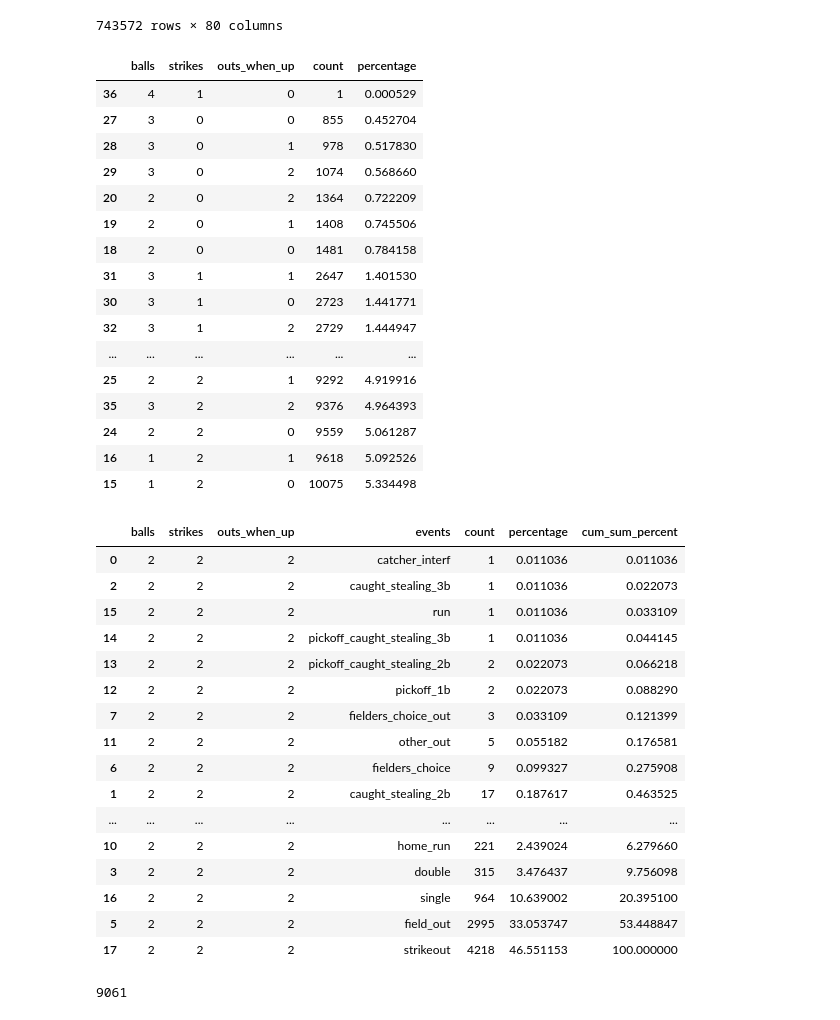
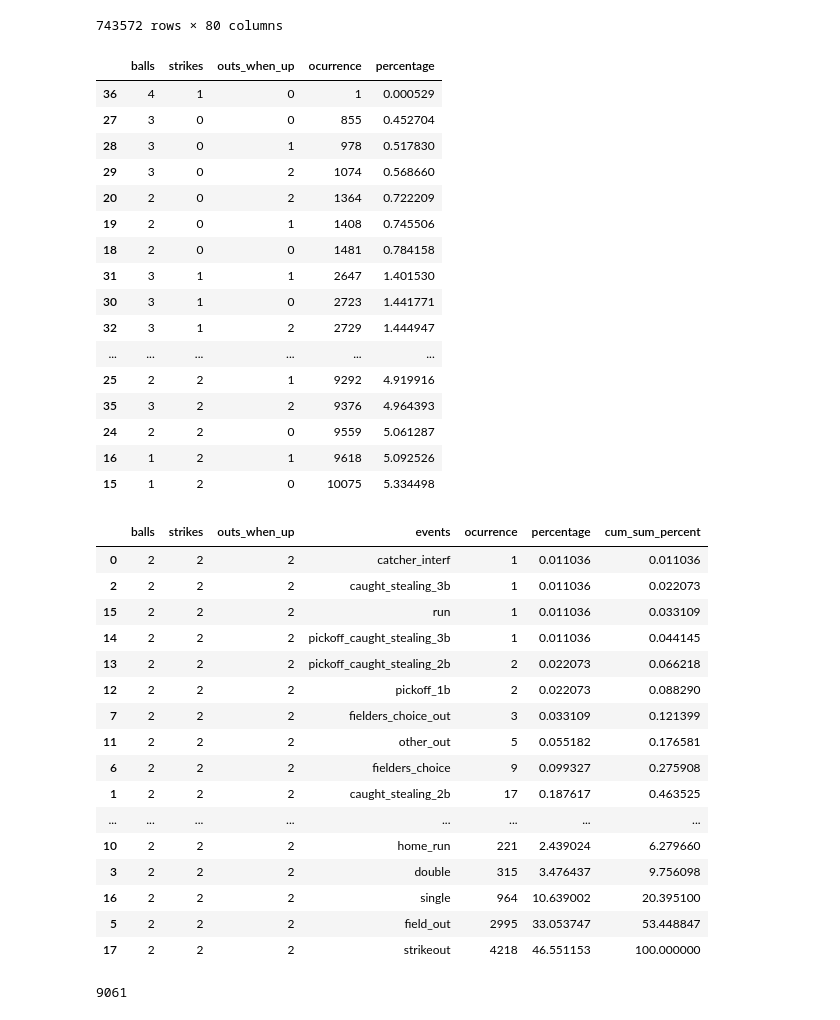
Before and after one commit to manuelmarcano22/Baseball, a Jupyter notebook: ExploreAllBatters.ipynb, the cells around one changed output. Cells and saved outputs as stored; diff of their text form; code cells hidden in the pictures.

Commit message:
Change count for ocurrence

```diff
--- a/ExploreAllBatters.ipynb
+++ b/ExploreAllBatters.ipynb
@@ -40,12 +40,12 @@ ducks = allbat2019[
 eventsnonan = allbat2019[(~allbat2019['events'].isna()) ]
 eventsingle = allbat2019[allbat2019['events'] == 'single' ]
 # %%
-tablecounts = eventsnonan.groupby(['balls','strikes','outs_when_up']).size().reset_index().rename(columns={0:'count'})
+tablecounts = eventsnonan.groupby(['balls','strikes','outs_when_up']).size().reset_index().rename(columns={0:'ocurrence'})
 # %%
-tablecounts['percentage'] = tablecounts['count']/tablecounts['count'].sum()*100.
-tablecounts.sort_values(by=['count'])
+tablecounts['percentage'] = tablecounts['ocurrence']/tablecounts['ocurrence'].sum()*100.
+tablecounts.sort_values(by=['ocurrence'])
 # %% [output]
-|  | balls | strikes | outs_when_up | count | percentage |
+|  | balls | strikes | outs_when_up | ocurrence | percentage |
 | 36 | 4 | 1 | 0 | 1 | 0.000529 |
 | 27 | 3 | 0 | 0 | 855 | 0.452704 |
 | 28 | 3 | 0 | 1 | 978 | 0.517830 |
@@ -68,9 +68,9 @@ tablecountsduck = tablecountsduck.sort_values(by=['count'])
 # %%
-tablecountsduck['percentage'] = (tablecountsduck['count']/tablecountsduck['count'].sum())*100.
-tablecountsduck['cum_sum_percent'] = (tablecountsduck['count'].cumsum()/tablecountsduck['count'].sum())*100.
+tablecountsduck['percentage'] = (tablecountsduck['ocurrence']/tablecountsduck['ocurrence'].sum())*100.
+tablecountsduck['cum_sum_percent'] = (tablecountsduck['ocurrence'].cumsum()/tablecountsduck['ocurrence'].sum())*100.
 tablecountsduck
 # %% [output]
-|  | balls | strikes | outs_when_up | events | count | percentage | cum_sum_percent |
+|  | balls | strikes | outs_when_up | events | ocurrence | percentage | cum_sum_percent |
 | 0 | 2 | 2 | 2 | catcher_interf | 1 | 0.011036 | 0.011036 |
 | 2 | 2 | 2 | 2 | caught_stealing_3b | 1 | 0.011036 | 0.022073 |
 | 15 | 2 | 2 | 2 | run | 1 | 0.011036 | 0.033109 |
```
Also changed, not shown: parts of 4 cells of this notebook.
